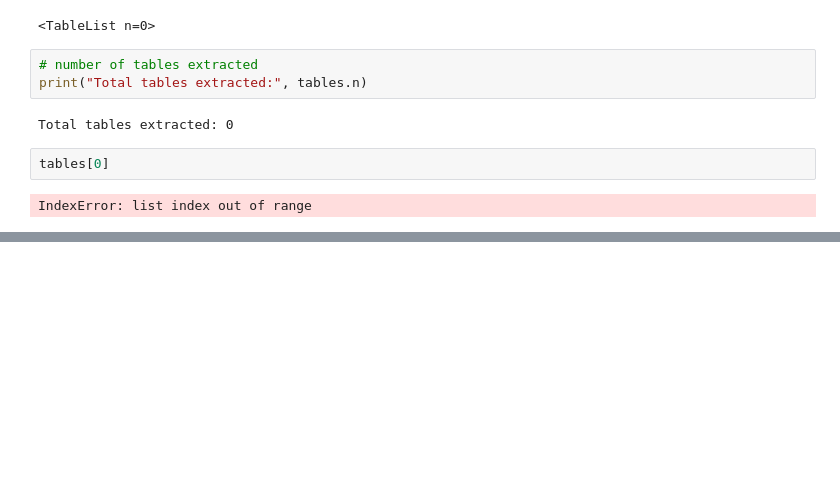
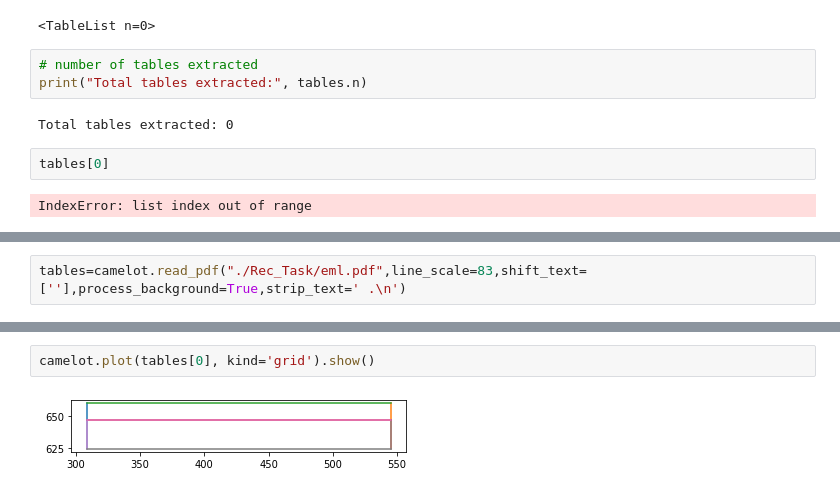
Before and after one commit to anmolagarwal999/Precog_Recruitment_Tasks, a Jupyter notebook: Task_3/extract.ipynb, the cells around one changed output, grey strips where cells are left out. Cells and saved outputs as stored; diff of their text form; blank space fills up the shorter version.

```diff
--- a/Task_3/extract.ipynb
+++ b/Task_3/extract.ipynb
@@ -26,0 +112,2 @@ tables.export("foo.html", f="html")
+# %%
+tables=camelot.read_pdf("./Rec_Task/eml.pdf",line_scale=83,shift_text=[''],process_background=True,strip_text=' .\n')
@@ -26,0 +126,4 @@ tables.export("foo.html", f="html")
+# %%
+camelot.plot(tables[0], kind='grid').show()
+# %% [output]
+[figure, added]
```
Also changed, not shown: parts of 21 cells of this notebook, 16 other files.
